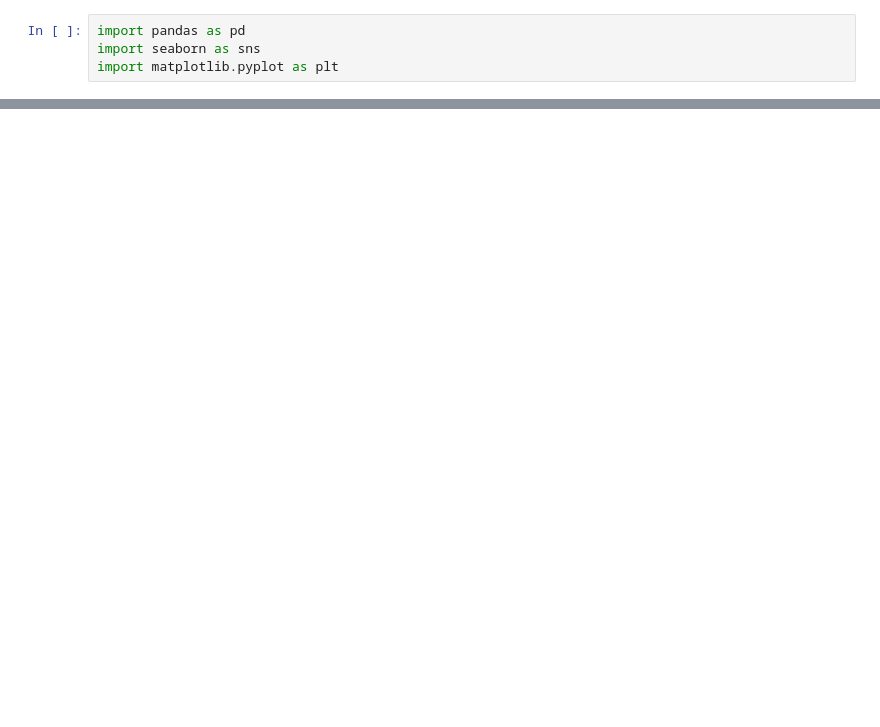
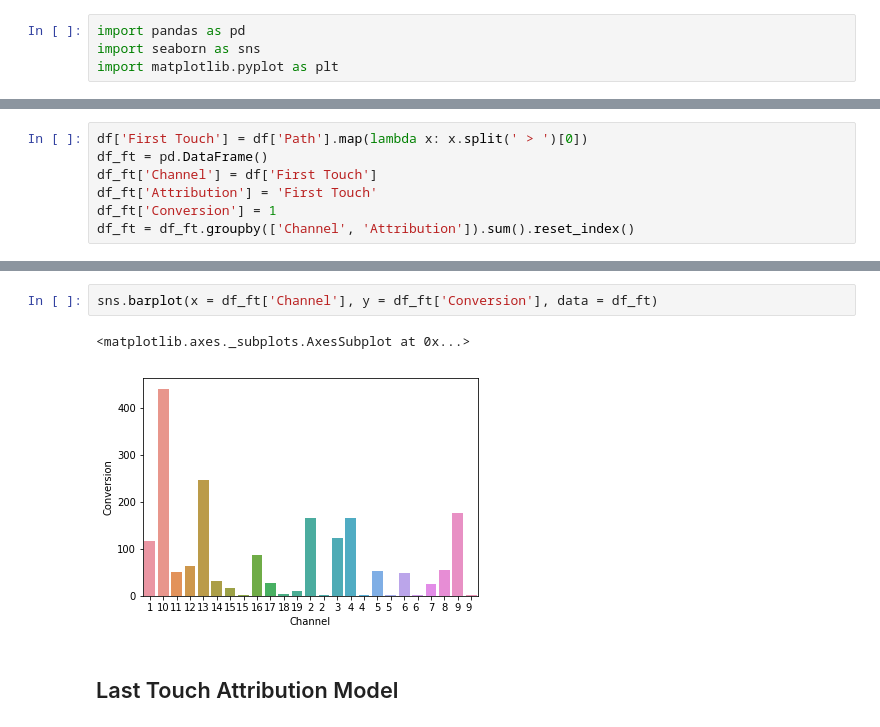
Before and after one commit to mkirby42/Marketing-Channel-Attribution, a Jupyter notebook: Marketing Channel Analysis.ipynb, the cells around one changed output, grey strips where cells are left out. Saved outputs shown, nothing was run; the diff lists cells and outputs as text; blank space fills up the shorter version.

```diff
--- a/Marketing Channel Analysis.ipynb
+++ b/Marketing Channel Analysis.ipynb
@@ -43,0 +29,7 @@ path.head()
+# %%
+df['First Touch'] = df['Path'].map(lambda x: x.split(' > ')[0])
+df_ft = pd.DataFrame()
+df_ft['Channel'] = df['First Touch']
+df_ft['Attribution'] = 'First Touch'
+df_ft['Conversion'] = 1
+df_ft = df_ft.groupby(['Channel', 'Attribution']).sum().reset_index()
@@ -43,0 +45,7 @@ path.head()
+# %%
+sns.barplot(x = df_ft['Channel'], y = df_ft['Conversion'], data = df_ft)
+# %% [output]
+<matplotlib.axes._subplots.AxesSubplot at 0x...>
+[figure, added]
+# %% [markdown]
+## Last Touch Attribution Model
```
Also changed, not shown: parts of 15 cells of this notebook, 8 other files.
